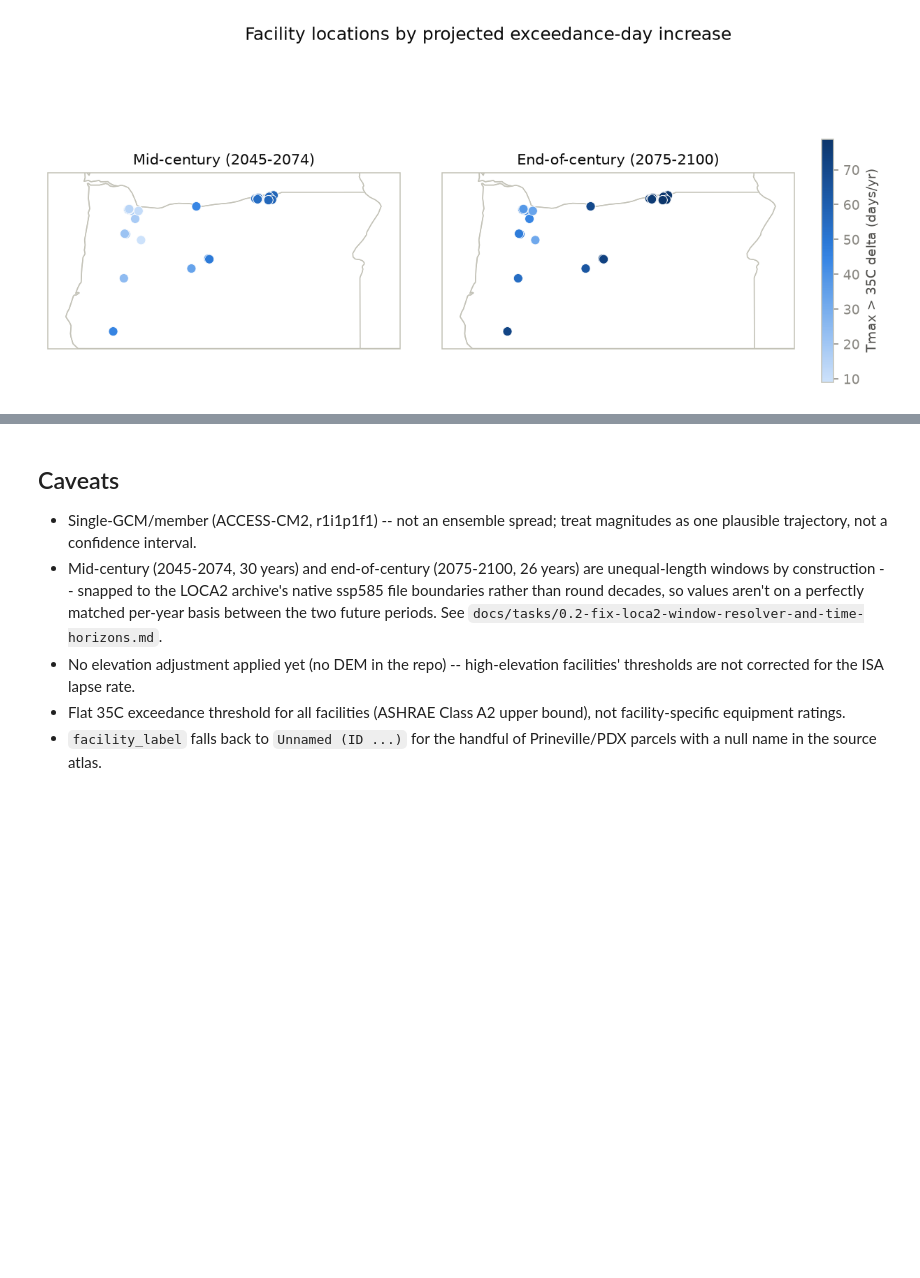
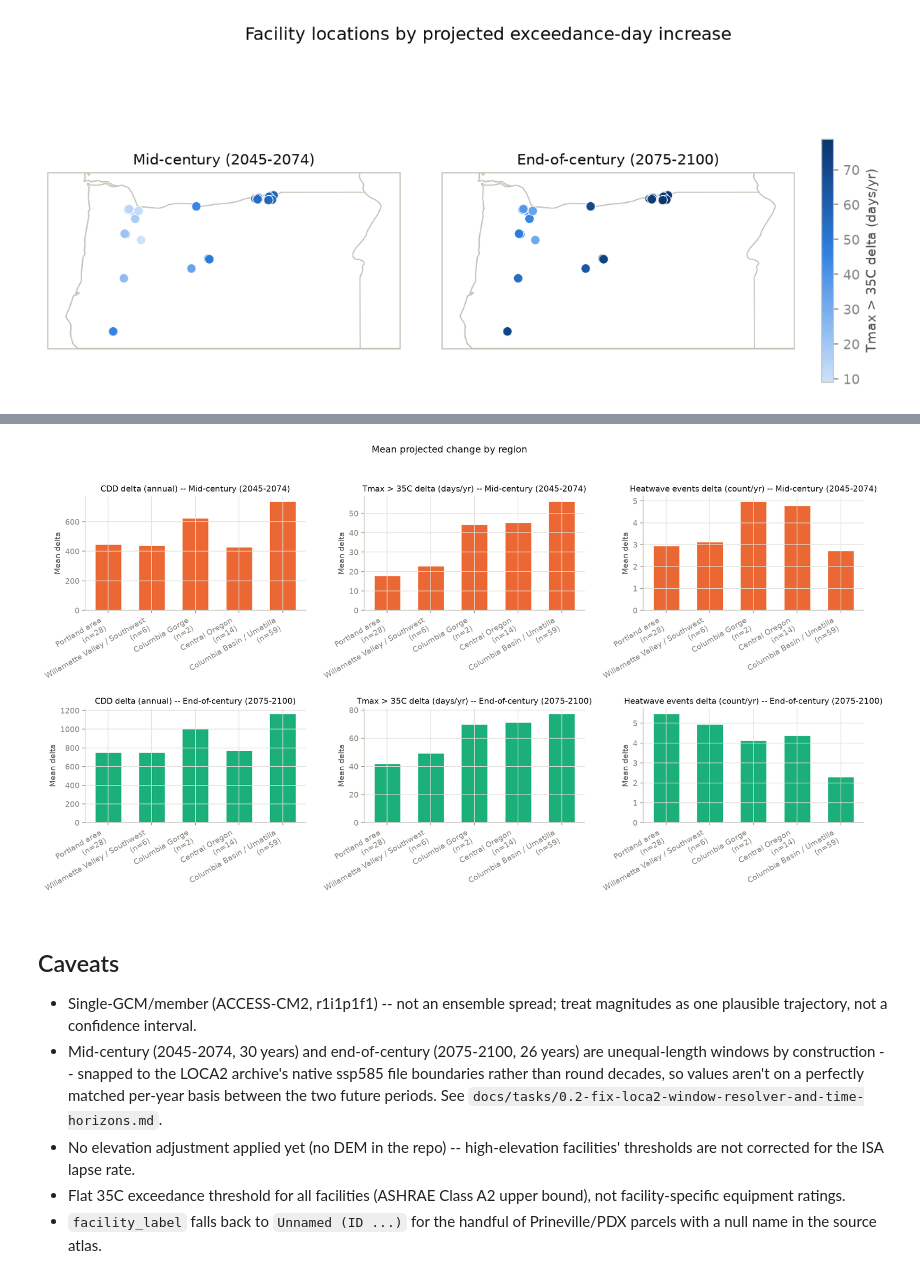
Before and after one commit to lauraqueen411/data-center-climate-risk, a Jupyter notebook: notebooks/facility_heat_indices_explore.ipynb, the cells around one changed output, grey strips where cells are left out. Cells and saved outputs as stored; diff of their text form; code cells hidden in the pictures; blank space fills up the shorter version.

```diff
--- a/notebooks/facility_heat_indices_explore.ipynb
+++ b/notebooks/facility_heat_indices_explore.ipynb
@@ -267,0 +282,12 @@ plt.show()
+# %%
+import sys
+
+sys.path.insert(0, str(ROOT / 'src'))
+from climate_risk_dc.geo import OREGON_REGION_ORDER, assign_oregon_region
+
+facilities['region'] = assign_oregon_region(
+    facilities['facility_lon'].to_numpy(), facilities['facility_lat'].to_numpy()
+)
+region_counts = facilities['region'].value_counts().reindex(OREGON_REGION_ORDER)
+assert (facilities['region'] != 'Unclassified').all(), 'unclassified facilities found'
+region_counts
@@ -268,3 +302,28 @@ plt.show()
+# %%
+region_labels = [f'{r}\n(n={region_counts[r]})' for r in OREGON_REGION_ORDER]
+
+fig, axes = plt.subplots(2, 3, figsize=(15, 8))
+for row, period_key in zip(axes, FUTURE_PERIODS):
+    fut_suffix = PERIOD_COLUMN_SUFFIX[period_key]
+    color = PERIOD_COLORS[period_key]
+    for ax, (index, delta_col_tpl, title) in zip(row, delta_index_panels):
+        if delta_col_tpl is None:
+            delta = facilities[f'{index}_{fut_suffix}'] - facilities[f'{index}_{hist_suffix}']
+        else:
+            delta = facilities[delta_col_tpl.format(period_key=period_key)]
+        region_means = delta.groupby(facilities['region']).mean().reindex(OREGON_REGION_ORDER)
+        ax.bar(region_labels, region_means.to_numpy(), color=color, width=0.6, edgecolor='white', linewidth=0.6)
+        ax.set_title(f'{title} -- {PERIOD_LABELS[period_key]}', color=INK_PRIMARY, fontsize=10.5)
+        ax.set_ylabel('Mean delta')
+        ax.tick_params(axis='x', labelrotation=30)
+        for label in ax.get_xticklabels():
+            label.set_ha('right')
+
+fig.suptitle('Mean projected change by region', y=1.03, fontsize=12, color=INK_PRIMARY)
+fig.tight_layout()
+plt.show()
+# %% [output]
+[figure, added]
 # %% [markdown]
 ## Caveats
 
```
Also changed, not shown: parts of 2 cells of this notebook, 3 other files.
